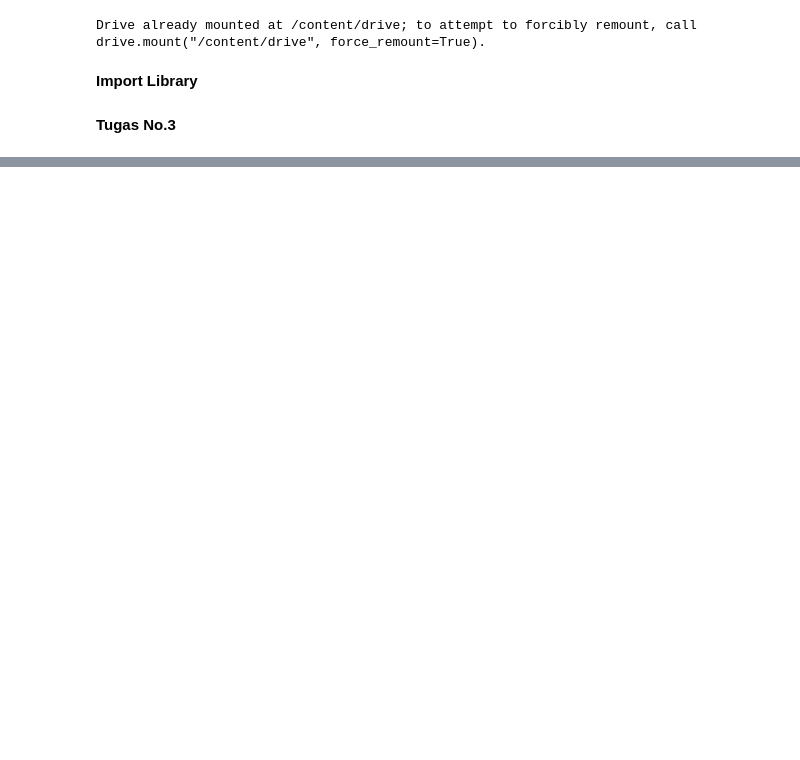
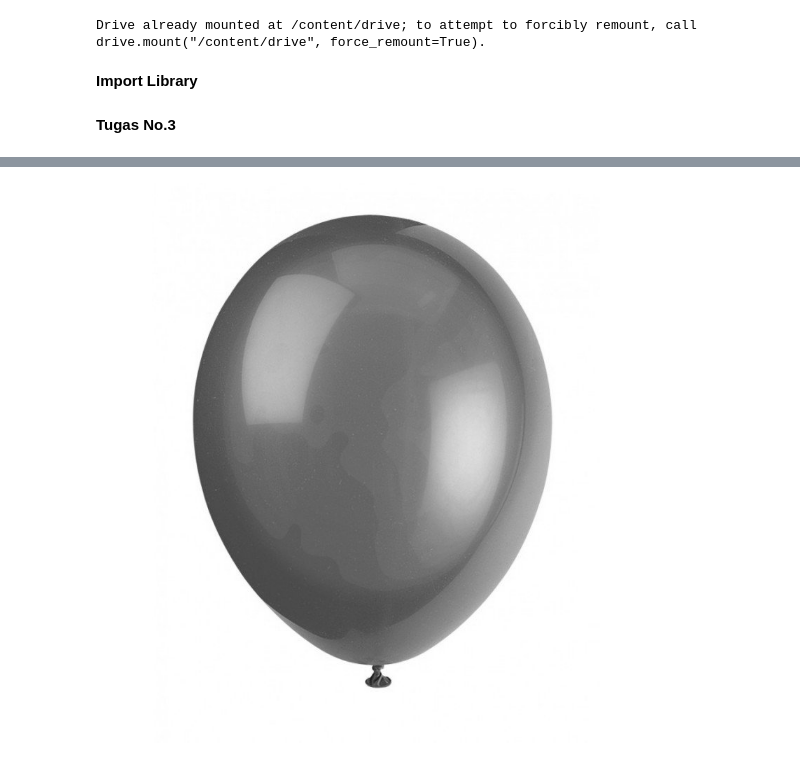
Before and after one commit to 11DiajengNidzom/PCVK_Genap_2023, a Jupyter notebook: Week10.ipynb, the cells around one changed output, grey strips where cells are left out. Cells and saved outputs as stored; diff of their text form; code cells hidden in the pictures; blank space fills up the shorter version.

```diff
--- a/Week10.ipynb
+++ b/Week10.ipynb
@@ -17,0 +86,5 @@ from google.colab.patches import cv2_imshow
+# %%
+img_ballon = cv.imread('/content/drive/MyDrive/PCVK/Images/ballon.jpeg',0)
+cv2_imshow(img_ballon)
+# %% [output]
+[figure, added]
```
Also changed, not shown: parts of 8 cells of this notebook.
